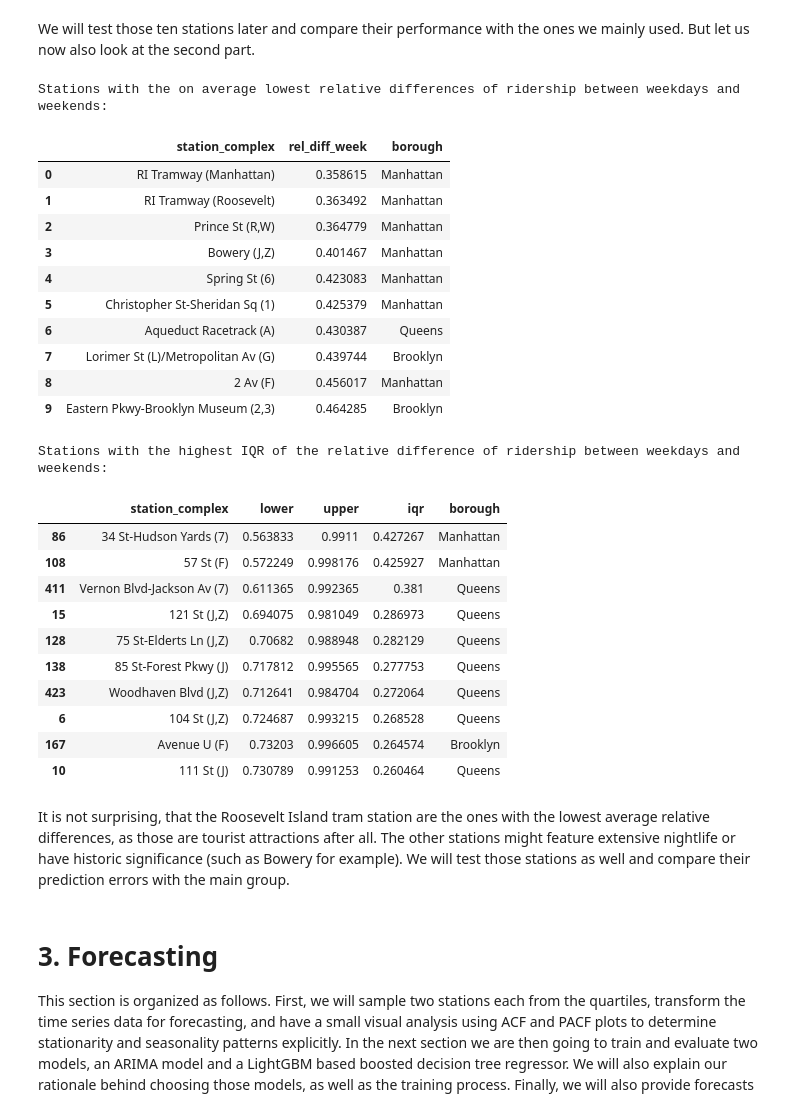
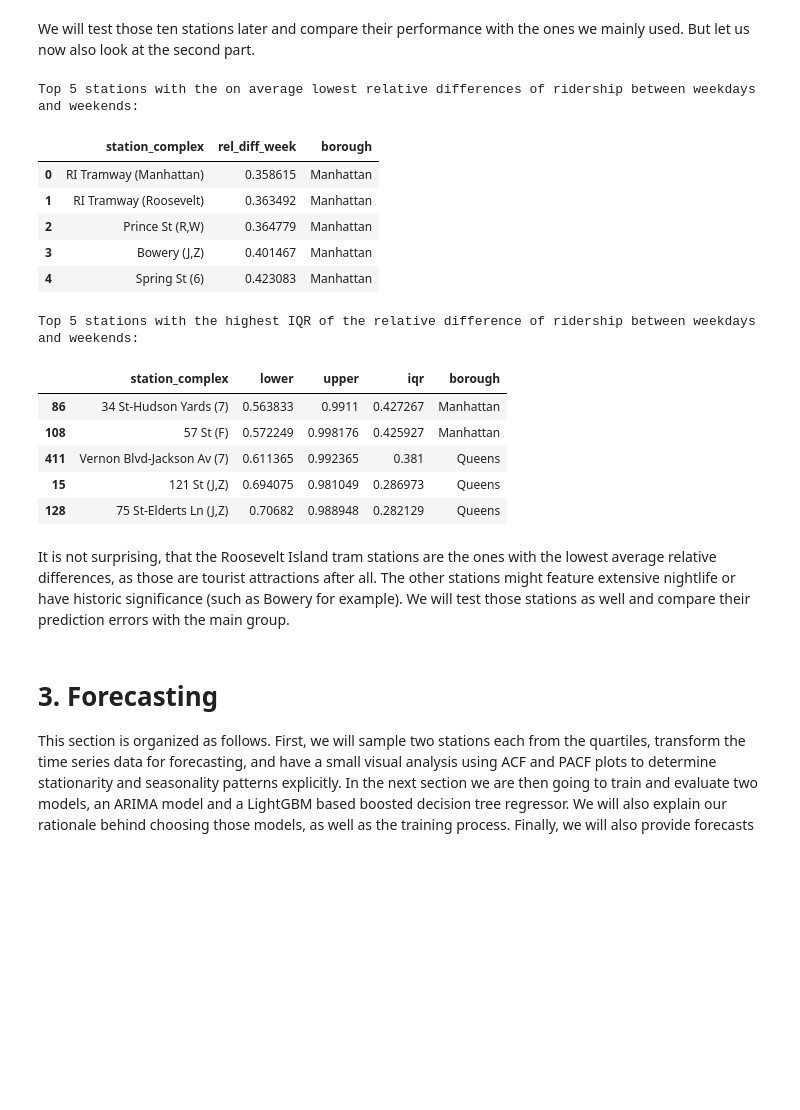
Before and after one commit to TaTo0101/NY_subway_ridership_forecasting, a Jupyter notebook: notebooks/jet_ds_challenge_pres.ipynb, the cells around one changed output. Drawn from its saved outputs; the diff is of its cells as text; code cells hidden in the pictures; blank space fills up the shorter version.

```diff
--- a/notebooks/jet_ds_challenge_pres.ipynb
+++ b/notebooks/jet_ds_challenge_pres.ipynb
@@ -545,52 +615,46 @@ wide_frame["rel_diff_week"] = (wide_frame["weekday_ridership"] - wide_frame["wee
 
 # First stations with lowest ratio on average (meaning weekends are usually more busier than business days)
 info_df = df.loc[:, ["station_complex", "borough"]].drop_duplicates()
-result_df = wide_frame.groupby("station_complex")["rel_diff_week"].mean().reset_index().sort_values("rel_diff_week").head(10)
+result_df = wide_frame.groupby("station_complex")["rel_diff_week"].mean().reset_index().sort_values("rel_diff_week").head(5)
 result_df = pd.merge(result_df, info_df, on="station_complex")
 
-print("Stations with the on average lowest relative differences of ridership between weekdays and weekends: \n")
+print("Top 5 stations with the on average lowest relative differences of ridership between weekdays and weekends: \n")
 display(result_df)
+
+leisure_stations = result_df # save for later use
 
 # Secondly stations where this relative difference varies a lot (using IQR again)
 # Reduce to only data points where relative difference exist (can have NA if week is not fully in observed month)
 mask = wide_frame["rel_diff_week"].notna()
 result_df = wide_frame[mask].copy()
 result_df = result_df.groupby("station_complex")\
                .agg(lower=("rel_diff_week", lambda x: np.quantile(x, q=0.25)),
                     upper=("rel_diff_week", lambda x: np.quantile(x, q=0.75)))
 result_df["iqr"] = result_df["upper"].values - result_df["lower"].values
 result_df = pd.merge(result_df, info_df, on="station_complex")
-result_subset = result_df.sort_values(by="iqr", ascending=False).head(10)
+result_subset = result_df.sort_values(by="iqr", ascending=False).head(5)
 
-print("Stations with the highest IQR of the relative difference of ridership between weekdays and weekends: \n")
+print("Top 5 stations with the highest IQR of the relative difference of ridership between weekdays and weekends: \n")
 display(result_subset)
+
+fluctuate_weekends = result_subset # save for later use
 # %% [output]
-Stations with the on average lowest relative differences of ridership between weekdays and weekends:
+Top 5 stations with the on average lowest relative differences of ridership between weekdays and weekends:
 |  | station_complex | rel_diff_week | borough |
 | 0 | RI Tramway (Manhattan) | 0.358615 | Manhattan |
 | 1 | RI Tramway (Roosevelt) | 0.363492 | Manhattan |
 | 2 | Prince St (R,W) | 0.364779 | Manhattan |
 | 3 | Bowery (J,Z) | 0.401467 | Manhattan |
 | 4 | Spring St (6) | 0.423083 | Manhattan |
-| 5 | Christopher St-Sheridan Sq (1) | 0.425379 | Manhattan |
-| 6 | Aqueduct Racetrack (A) | 0.430387 | Queens |
-| 7 | Lorimer St (L)/Metropolitan Av (G) | 0.439744 | Brooklyn |
-| 8 | 2 Av (F) | 0.456017 | Manhattan |
-| 9 | Eastern Pkwy-Brooklyn Museum (2,3) | 0.464285 | Brooklyn |
-Stations with the highest IQR of the relative difference of ridership between weekdays and weekends:
+Top 5 stations with the highest IQR of the relative difference of ridership between weekdays and weekends:
 |  | station_complex | lower | upper | iqr | borough |
 | 86 | 34 St-Hudson Yards (7) | 0.563833 | 0.9911 | 0.427267 | Manhattan |
 | 108 | 57 St (F) | 0.572249 | 0.998176 | 0.425927 | Manhattan |
 | 411 | Vernon Blvd-Jackson Av (7) | 0.611365 | 0.992365 | 0.381 | Queens |
 | 15 | 121 St (J,Z) | 0.694075 | 0.981049 | 0.286973 | Queens |
 | 128 | 75 St-Elderts Ln (J,Z) | 0.70682 | 0.988948 | 0.282129 | Queens |
-| 138 | 85 St-Forest Pkwy (J) | 0.717812 | 0.995565 | 0.277753 | Queens |
-| 423 | Woodhaven Blvd (J,Z) | 0.712641 | 0.984704 | 0.272064 | Queens |
-| 6 | 104 St (J,Z) | 0.724687 | 0.993215 | 0.268528 | Queens |
-| 167 | Avenue U (F) | 0.73203 | 0.996605 | 0.264574 | Brooklyn |
-| 10 | 111 St (J) | 0.730789 | 0.991253 | 0.260464 | Queens |
 # %% [markdown]
-It is not surprising, that the Roosevelt Island tram station are the ones with the lowest average relative differences, as those are tourist attractions after all. The other stations might feature extensive nightlife or have historic significance (such as Bowery for example). We will test those stations as well and compare their prediction errors with the main group.
+It is not surprising, that the Roosevelt Island tram stations are the ones with the lowest average relative differences, as those are tourist attractions after all. The other stations might feature extensive nightlife or have historic significance (such as Bowery for example). We will test those stations as well and compare their prediction errors with the main group.
 # %% [markdown]
 # 3. Forecasting
 This section is organized as follows. First, we will sample two stations each from the quartiles, transform the time series data for forecasting, and have a small visual analysis using ACF and PACF plots to determine stationarity and seasonality patterns explicitly. In the next section we are then going to train and evaluate two models, an ARIMA model and a LightGBM based boosted decision tree regressor. We will also explain our rationale behind choosing those models, as well as the training process. Finally, we will also provide forecasts for the stations we suspected difficult to predict and evaluate the effect of adding an additional feature to the ensemble model.
```
Also changed, not shown: parts of 60 cells of this notebook, 3 other files.
